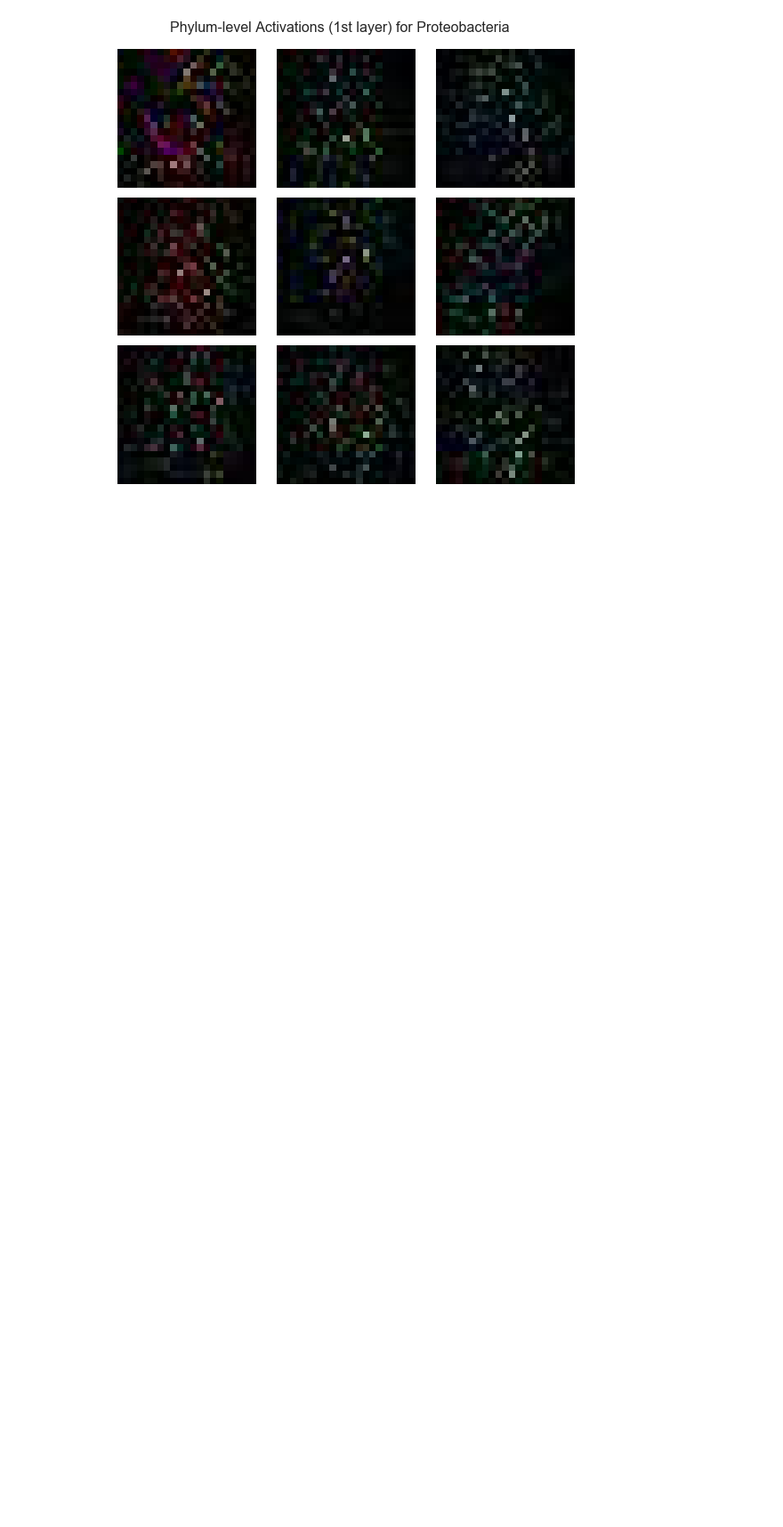
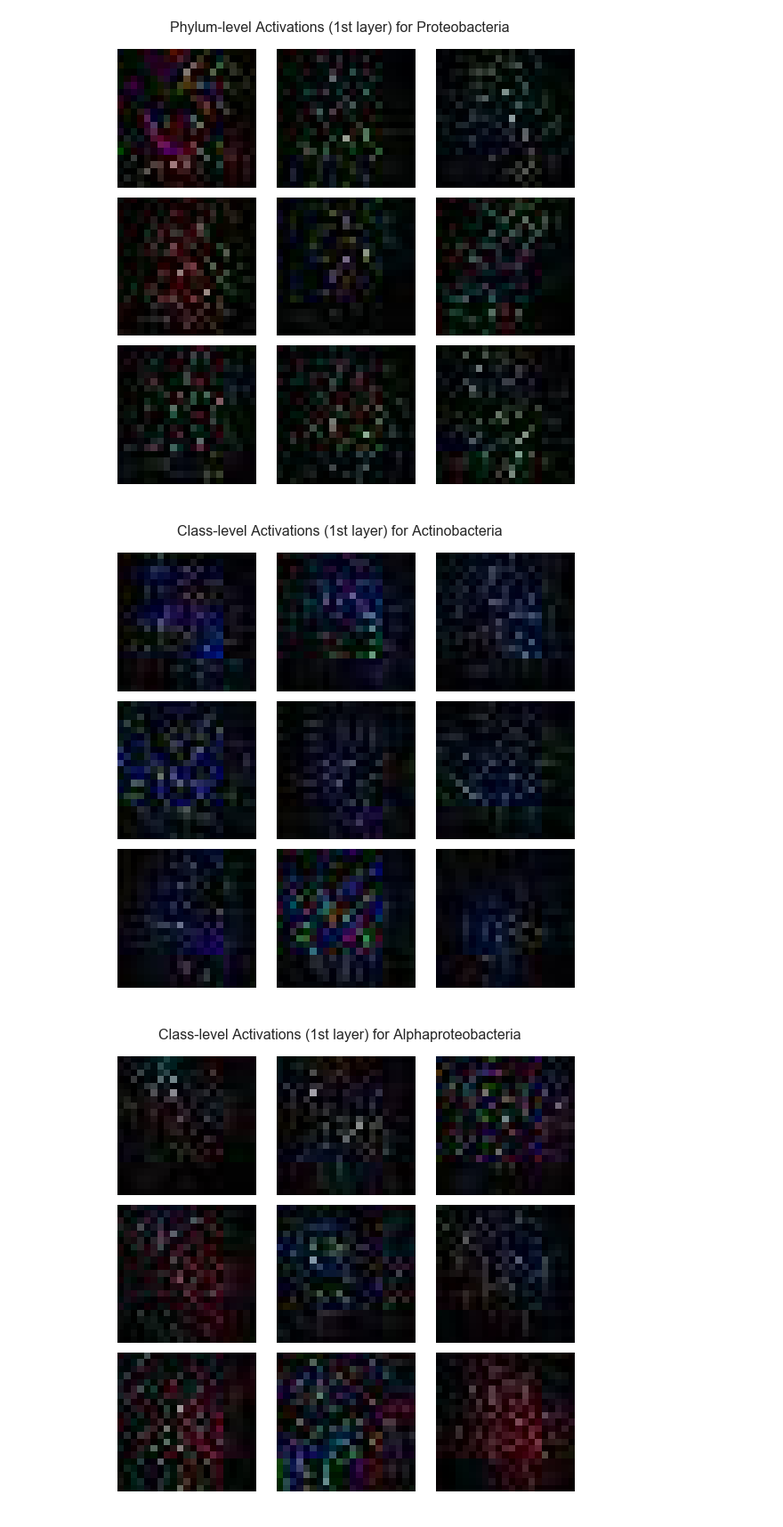
Before and after one commit to srivathsapv/cgda_project, a Jupyter notebook: notebooks/CNN - Activations Viz.ipynb, the cells around one changed output. Shown at 89% size. Drawn from its saved outputs; the diff is of its cells as text; code cells hidden in the pictures; blank space fills up the shorter version.

```diff
--- a/notebooks/CNN - Activations Viz.ipynb
+++ b/notebooks/CNN - Activations Viz.ipynb
@@ -276,3 +276,8 @@ viz_activations_for("phylum", num_samples_per_class=9)
 [figure]
 [figure]
 [figure]
+# %%
+viz_activations_for("class", num_samples_per_class=9)
+# %% [output]
+[figure, added]
+[figure, added]
```
Also changed, not shown: parts of 1 cell of this notebook, 10 other files.
